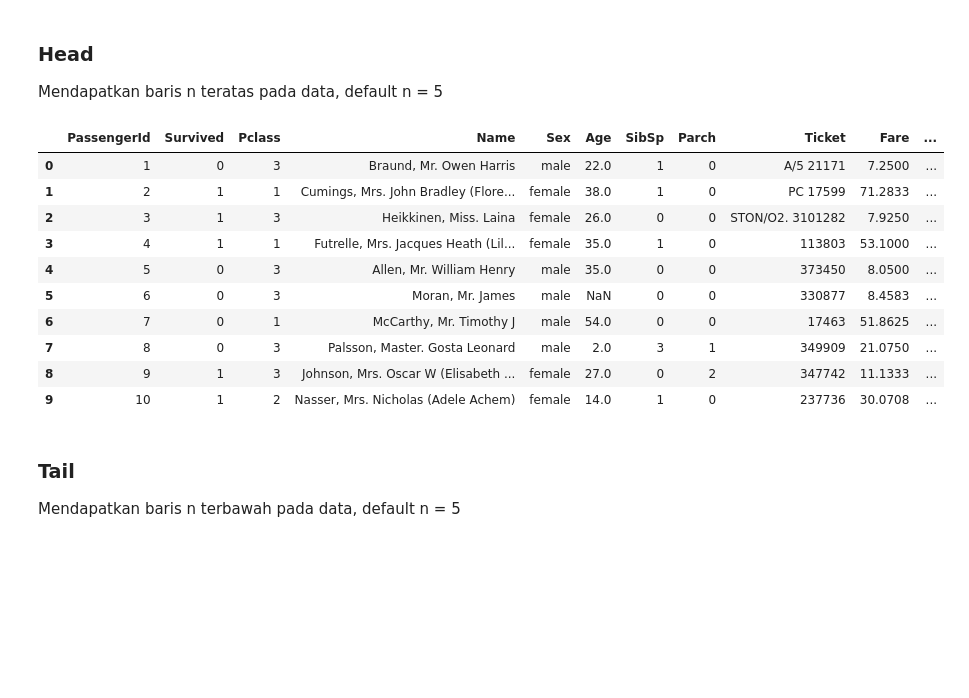
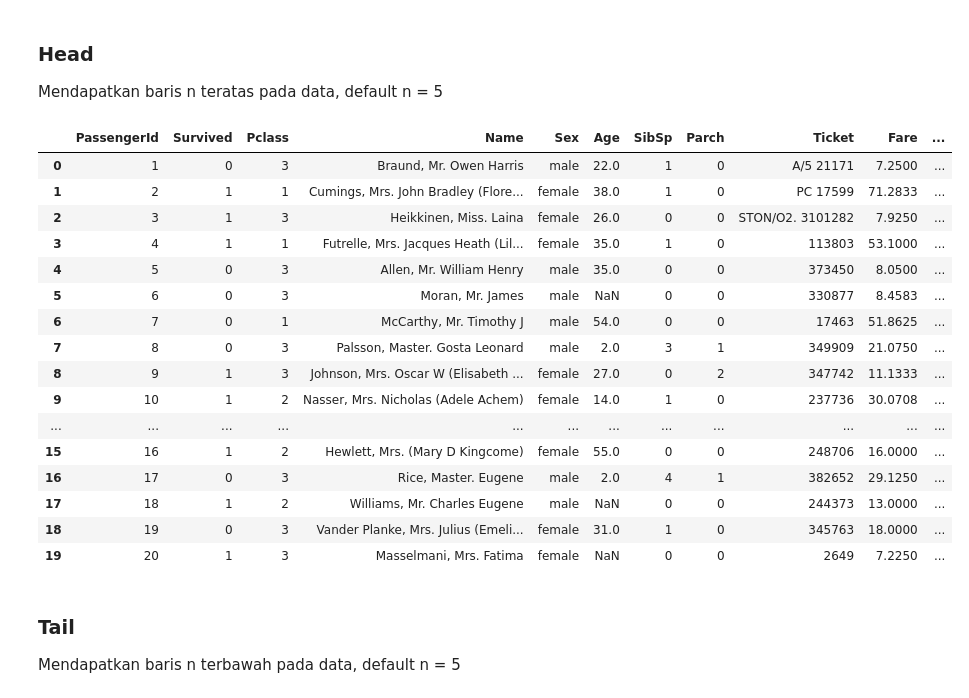
Before and after one commit to EvanLaksanaWP/Oprec-2024, a Jupyter notebook: materi_pandas_numpy.ipynb, the cells around one changed output. Cells and saved outputs as stored; diff of their text form; code cells hidden in the pictures; blank space fills up the shorter version.

```diff
--- a/materi_pandas_numpy.ipynb
+++ b/materi_pandas_numpy.ipynb
@@ -172,8 +179,7 @@ operable program or batch file.
 data = pd.read_csv("./titanic.csv")
 
 # Mengambil dari GitHub
-data = pd.read_csv(
-    "https://raw.githubusercontent.com/datasciencedojo/datasets/master/titanic.csv")
+data = pd.read_csv("https://raw.githubusercontent.com/datasciencedojo/datasets/master/titanic.csv")
 
 # Mengambil dari Google Drive ( drive.google.com/file/d/1cxttBfHGltz1enyM_BQYiedU73t5mKMX/view?usp=drive_link )
 id = "1cxttBfHGltz1enyM_BQYiedU73t5mKMX"
@@ -325,19 +345,25 @@ dtype: object
 
 Mendapatkan baris n teratas pada data, default n = 5
 # %%
-data.head(10)
+data.head(20)
 # %% [output]
 |  | PassengerId | Survived | Pclass | Name | Sex | Age | SibSp | Parch | Ticket | Fare | ... |
 | 0 | 1 | 0 | 3 | Braund, Mr. Owen Harris | male | 22.0 | 1 | 0 | A/5 21171 | 7.2500 | ... |
 | 1 | 2 | 1 | 1 | Cumings, Mrs. John Bradley (Flore... | female | 38.0 | 1 | 0 | PC 17599 | 71.2833 | ... |
 | 2 | 3 | 1 | 3 | Heikkinen, Miss. Laina | female | 26.0 | 0 | 0 | STON/O2. 3101282 | 7.9250 | ... |
 | 3 | 4 | 1 | 1 | Futrelle, Mrs. Jacques Heath (Lil... | female | 35.0 | 1 | 0 | 113803 | 53.1000 | ... |
 | 4 | 5 | 0 | 3 | Allen, Mr. William Henry | male | 35.0 | 0 | 0 | 373450 | 8.0500 | ... |
 | 5 | 6 | 0 | 3 | Moran, Mr. James | male | NaN | 0 | 0 | 330877 | 8.4583 | ... |
 | 6 | 7 | 0 | 1 | McCarthy, Mr. Timothy J | male | 54.0 | 0 | 0 | 17463 | 51.8625 | ... |
 | 7 | 8 | 0 | 3 | Palsson, Master. Gosta Leonard | male | 2.0 | 3 | 1 | 349909 | 21.0750 | ... |
 | 8 | 9 | 1 | 3 | Johnson, Mrs. Oscar W (Elisabeth ... | female | 27.0 | 0 | 2 | 347742 | 11.1333 | ... |
 | 9 | 10 | 1 | 2 | Nasser, Mrs. Nicholas (Adele Achem) | female | 14.0 | 1 | 0 | 237736 | 30.0708 | ... |
+| ... | ... | ... | ... | ... | ... | ... | ... | ... | ... | ... | ... |
+| 15 | 16 | 1 | 2 | Hewlett, Mrs. (Mary D Kingcome) | female | 55.0 | 0 | 0 | 248706 | 16.0000 | ... |
+| 16 | 17 | 0 | 3 | Rice, Master. Eugene | male | 2.0 | 4 | 1 | 382652 | 29.1250 | ... |
+| 17 | 18 | 1 | 2 | Williams, Mr. Charles Eugene | male | NaN | 0 | 0 | 244373 | 13.0000 | ... |
+| 18 | 19 | 0 | 3 | Vander Planke, Mrs. Julius (Emeli... | female | 31.0 | 1 | 0 | 345763 | 18.0000 | ... |
+| 19 | 20 | 1 | 3 | Masselmani, Mrs. Fatima | female | NaN | 0 | 0 | 2649 | 7.2250 | ... |
 # %% [markdown]
 ### Tail
 
```
Also changed, not shown: parts of 42 cells of this notebook, 1 other file.
